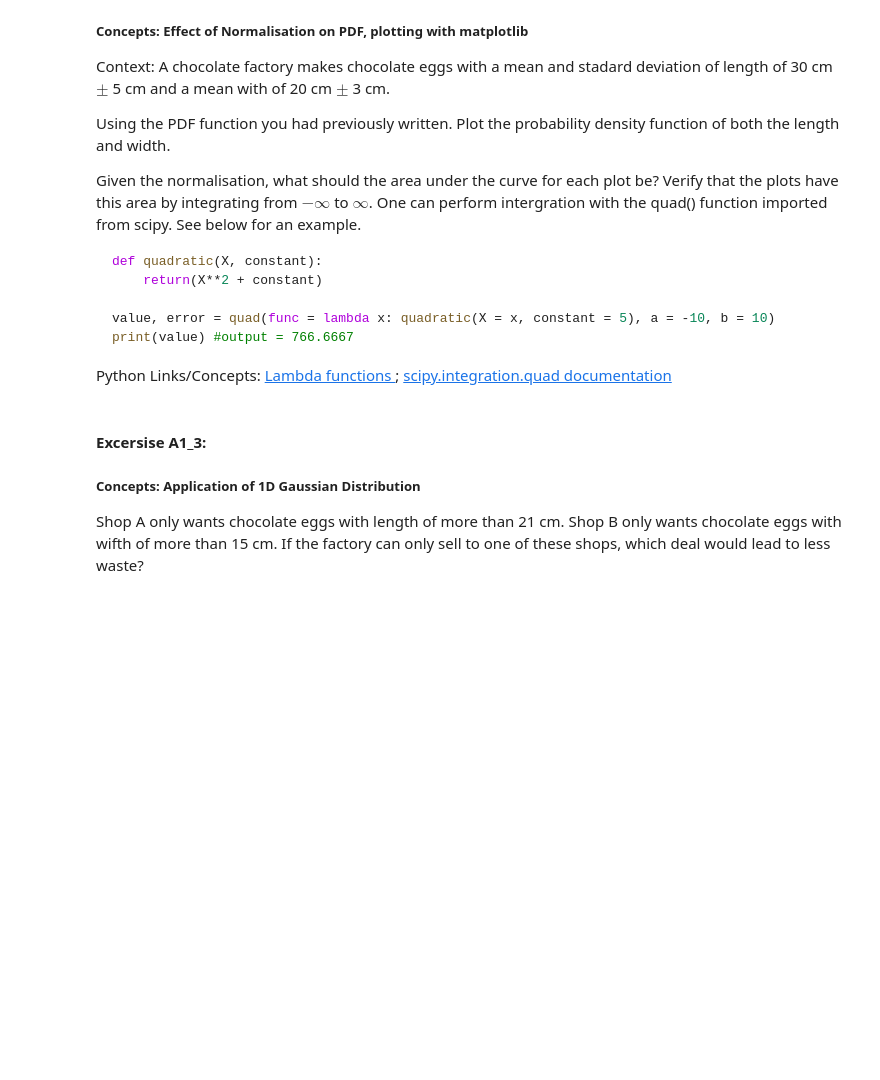
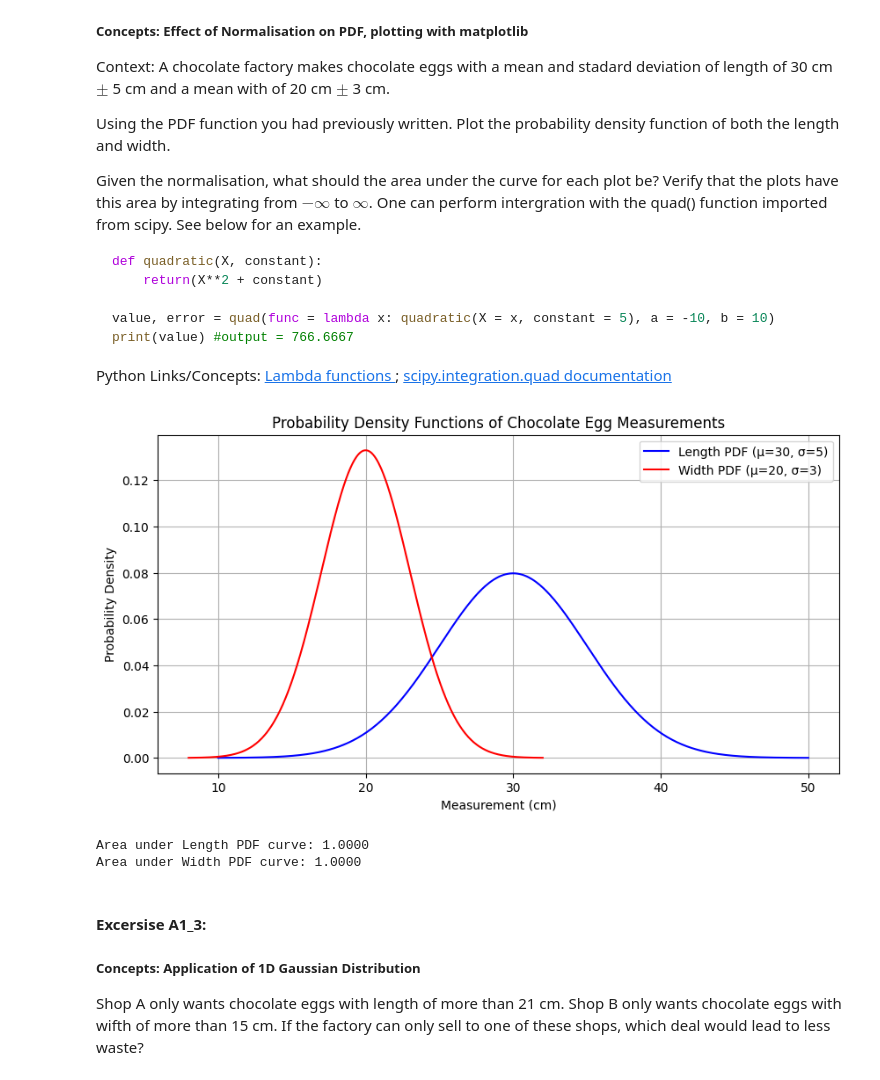
Before and after one commit to Kacang91/BO-Learning, a Jupyter notebook: BayesianOptimisationTutorial/Notebooks/A_StatisticalIntuitionForGP.ipynb, the cells around one changed output. Drawn from its saved outputs; the diff is of its cells as text; code cells hidden in the pictures; blank space fills up the shorter version.

```diff
--- a/BayesianOptimisationTutorial/Notebooks/A_StatisticalIntuitionForGP.ipynb
+++ b/BayesianOptimisationTutorial/Notebooks/A_StatisticalIntuitionForGP.ipynb
@@ -81,6 +81,52 @@ print(value) #output = 766.6667
 Python Links/Concepts:
 <a href="https://www.w3schools.com/python/python_lambda.asp ">Lambda functions </a>
 ; <a href="https://https://docs.scipy.org/doc/scipy/reference/generated/scipy.integrate.quad.html">scipy.integration.quad documentation</a>
+# %%
+# Parameters for chocolate egg length and width
+mean_length = 30
+std_dev_length = 5
+
+mean_width = 20
+std_dev_width = 3
+
+# Input space for plotting
+x_length = np.linspace(mean_length - 4*std_dev_length, mean_length + 4*std_dev_length, 500)
+x_width = np.linspace(mean_width - 4*std_dev_width, mean_width + 4*std_dev_width, 500)
+
+# Calculate PDF values
+y_length = pdf_normal_1D(x_length, mean_length, std_dev_length)
+y_width = pdf_normal_1D(x_width, mean_width, std_dev_width)
+
+# Plotting the PDFs
+plt.figure(figsize=(10, 5))
+plt.plot(x_length, y_length, label='Length PDF (μ=30, σ=5)', color='blue')
+plt.plot(x_width, y_width, label='Width PDF (μ=20, σ=3)', color='red')
+plt.title('Probability Density Functions of Chocolate Egg Measurements')
+plt.xlabel('Measurement (cm)')
+plt.ylabel('Probability Density')
+plt.legend()
+plt.grid(True)
+plt.show()
+
+# Verify normalization by integration
+def pdf_length_func(x):
+    return pdf_normal_1D(x, mean_length, std_dev_length)
+
+def pdf_width_func(x):
+    return pdf_normal_1D(x, mean_width, std_dev_width)
+
+integral_length, _ = quad(pdf_length_func, -np.inf, np.inf)
+integral_width, _ = quad(pdf_width_func, -np.inf, np.inf)
+
+print(f"Area under Length PDF curve: {integral_length:.4f}")
+print(f"Area under Width PDF curve: {integral_width:.4f}")
+
+# Expected area under the curve for a normalized PDF is 1.
+# Due to numerical precision, it might be very close to 1 but not exactly 1.
+# %% [output]
+[figure, added]
+Area under Length PDF curve: 1.0000
+Area under Width PDF curve: 1.0000
 # %% [markdown]
 #### Excersise A1_3:
 ##### Concepts: Application of 1D Gaussian Distribution
```
